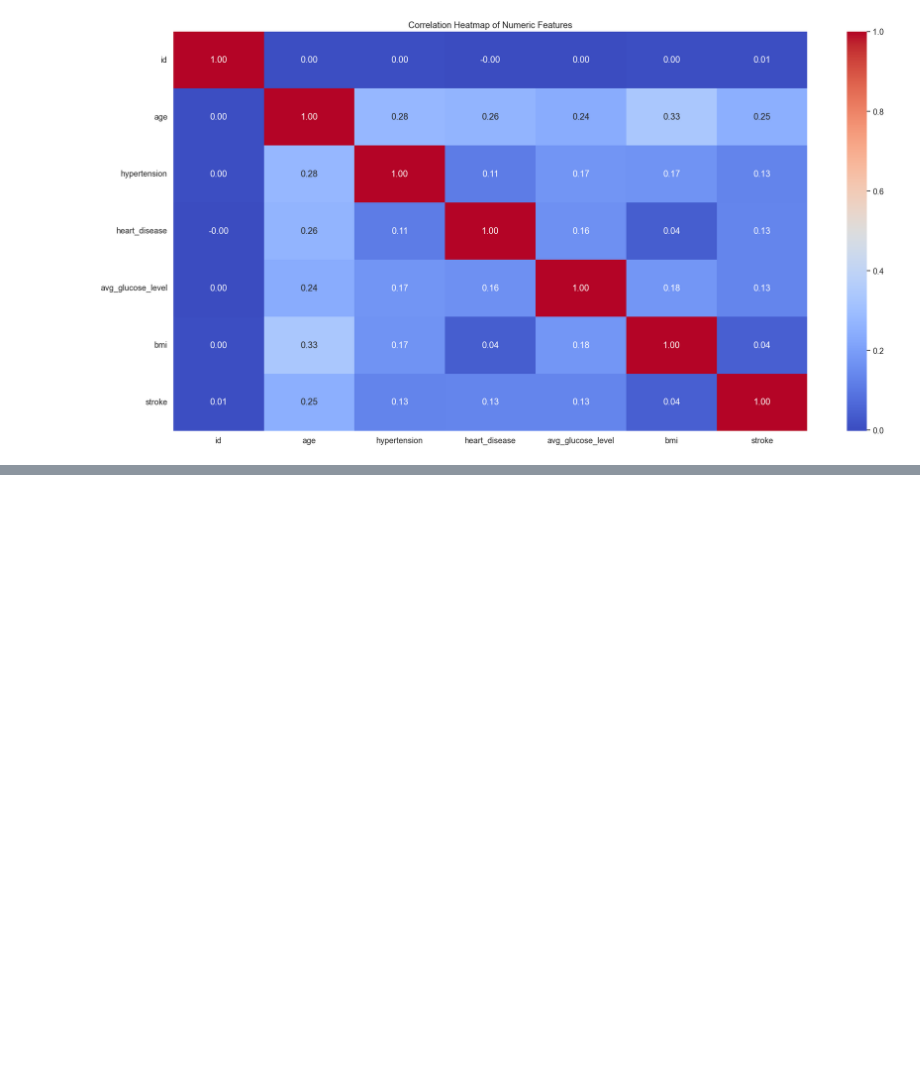
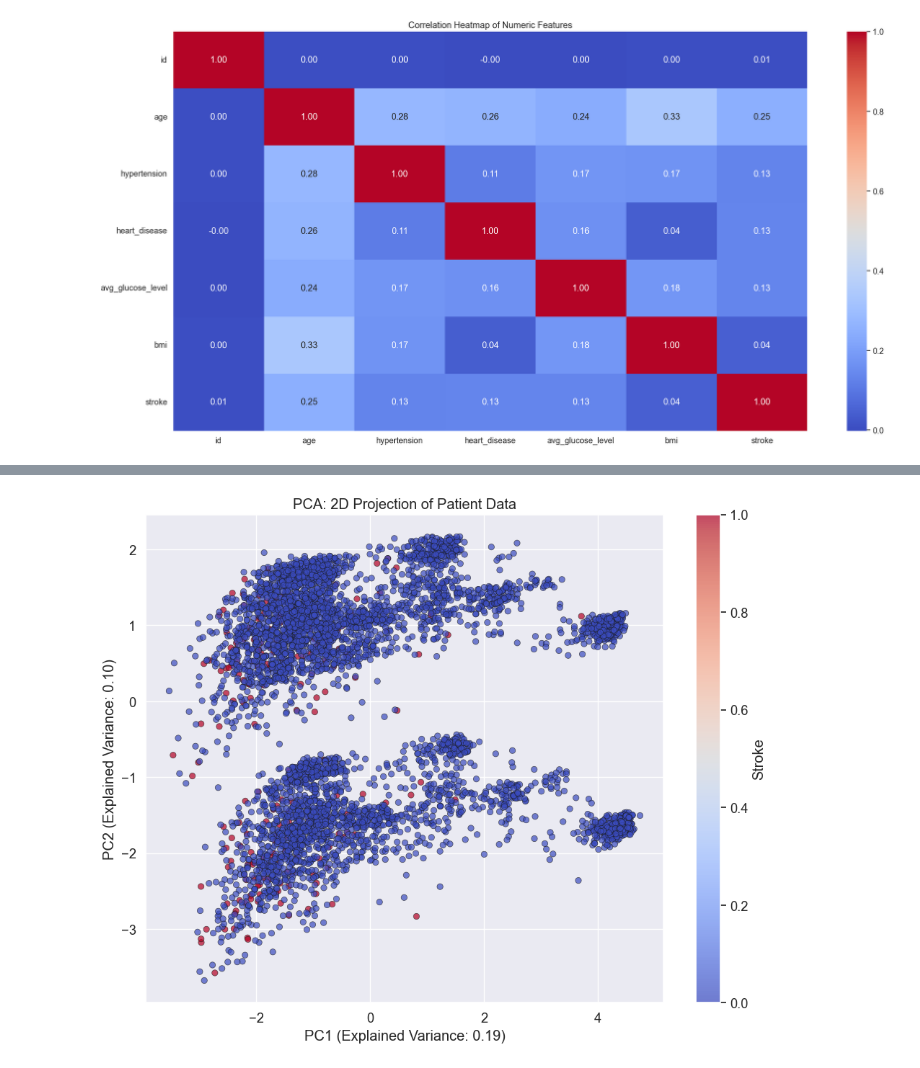
Before and after one commit to marwannour1/stroke_prediction, a Jupyter notebook: main.ipynb, the cells around one changed output, grey strips where cells are left out. Cells and saved outputs as stored; diff of their text form; code cells hidden in the pictures; blank space fills up the shorter version.

```diff
--- a/main.ipynb
+++ b/main.ipynb
@@ -217,0 +342,8 @@ plt.show()
+# %%
+# Reset index to ensure proper concatenation
+numeric_features_reset = numeric_features.reset_index(drop=True)
+encoded_features_reset = encoded_features.reset_index(drop=True)
+
+X_combined = pd.concat([numeric_features_reset, encoded_features_reset], axis=1)
+print(f"Combined features shape: {X_combined.shape}")
+display(X_combined.head())
@@ -217,0 +359,18 @@ plt.show()
+# %%
+X_combined_scaled = scaler.fit_transform(X_combined)
+
+X_combined_pca = pca.fit_transform(X_combined_scaled)
+
+plt.figure(figsize=(10, 8))
+scatter = plt.scatter(X_combined_pca[:, 0], X_combined_pca[:, 1], c=y, cmap='coolwarm', alpha=0.7, edgecolors='k', linewidth=0.5)
+
+plt.colorbar(scatter, label='Stroke')
+plt.title('PCA: 2D Projection of Patient Data')
+plt.xlabel(f'PC1 (Explained Variance: {pca.explained_variance_ratio_[0]:.2f})')
+plt.ylabel(f'PC2 (Explained Variance: {pca.explained_variance_ratio_[1]:.2f})')
+
+plt.tight_layout()
+plt.savefig('pca_visualization.png')
+plt.show()
+# %% [output]
+[figure, added]
```
Also changed, not shown: parts of 9 cells of this notebook, 1 other file.
